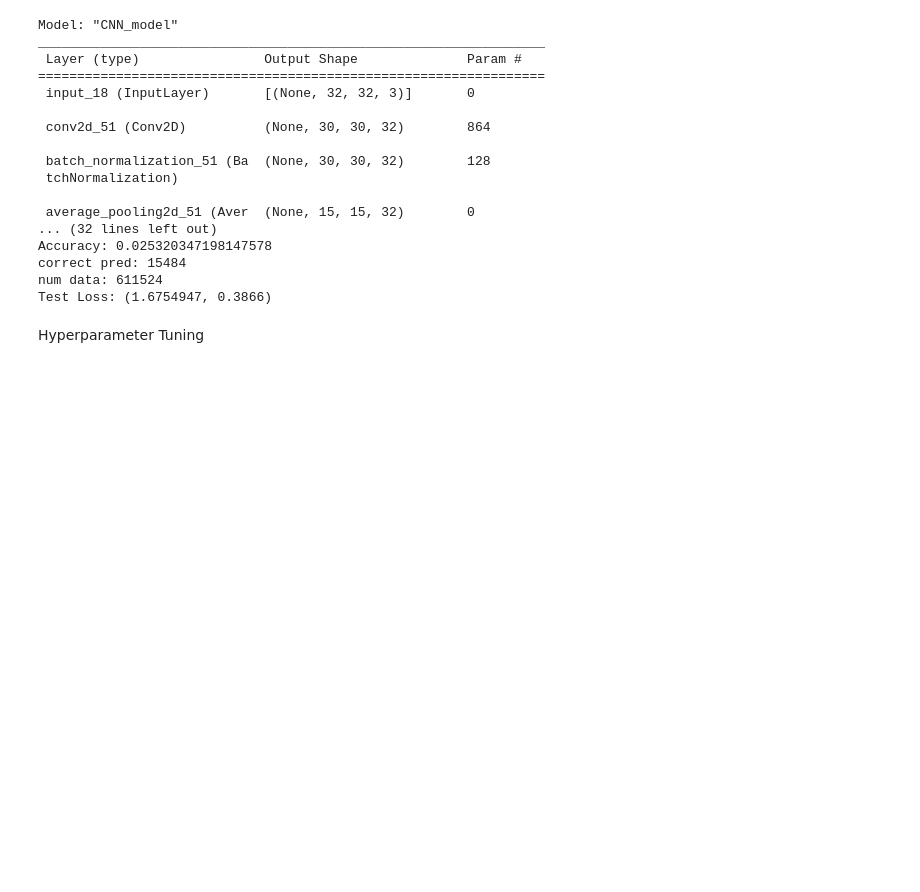
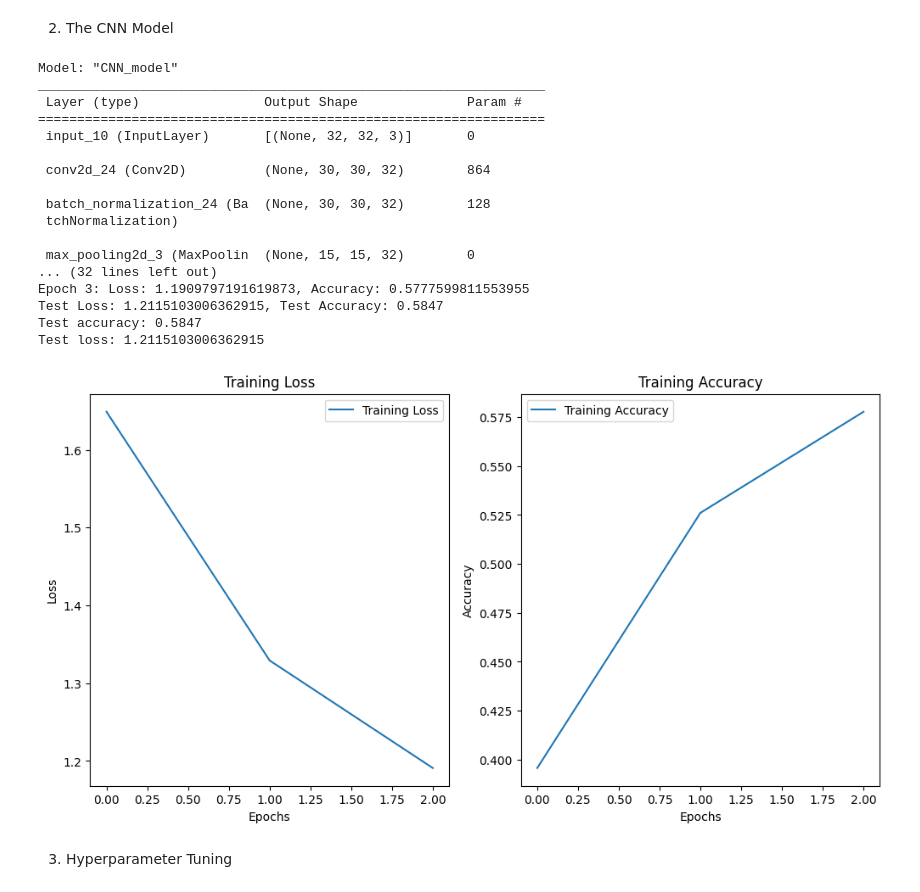
Before and after one commit to JanaStefan/IANNwTF_g22, a Jupyter notebook: cnn_jana.ipynb, the cells around one changed output. Drawn from its saved outputs; the diff is of its cells as text; code cells hidden in the pictures; blank space fills up the shorter version.

Commit message:
fused version, not working: visualization of data

```diff
--- a/cnn_jana.ipynb
+++ b/cnn_jana.ipynb
@@ -19,0 +51,3 @@ def prep_cifar(train_data, test_data, batch_size, shuffle_buffer_size):
+# %%
+
+train_data, test_data = tfds.load('cifar10', split=['train', 'test'], as_supervised=True)
@@ -20,2 +63,4 @@ def prep_cifar(train_data, test_data, batch_size, shuffle_buffer_size):
+# %% [markdown]
+2. The CNN Model
 # %%
 class CNN():
@@ -125,36 +203,29 @@ class CNN():
-# %%
-import tensorflow_datasets as tfds
-from keras.datasets import cifar10
-
-train_data = tfds.load('cifar10', split='train', as_supervised=True)
-test_data = tfds.load('cifar10', split='test', as_supervised=True)
-#test_data = prep_cifar(test_data, 1, 1000)
 # %%
-# Default Set
+# Default Set of Hyperparameters for Testing Purposes
 
 cnn_model = CNN()
-av_loss = cnn_model.train(train_data, test_data, epochs=1)
-#av_loss = cnn_model.evaluate(test_data)
-print("Test Loss: " + str(av_loss))
+performance_results = cnn_model.train(train_data, test_data, epochs=3)
+cnn_model.visualize_last_performance()
 # %% [output]
 Model: "CNN_model"
 _________________________________________________________________
  Layer (type)                Output Shape              Param #
 =================================================================
- input_18 (InputLayer)       [(None, 32, 32, 3)]       0
+ input_10 (InputLayer)       [(None, 32, 32, 3)]       0
 
- conv2d_51 (Conv2D)          (None, 30, 30, 32)        864
+ conv2d_24 (Conv2D)          (None, 30, 30, 32)        864
 
- batch_normalization_51 (Ba  (None, 30, 30, 32)        128
+ batch_normalization_24 (Ba  (None, 30, 30, 32)        128
  tchNormalization)
 
- average_pooling2d_51 (Aver  (None, 15, 15, 32)        0
+ max_pooling2d_3 (MaxPoolin  (None, 15, 15, 32)        0
 ... (32 lines left out)
-Accuracy: 0.025320347198147578
-correct pred: 15484
-num data: 611524
-Test Loss: (1.6754947, 0.3866)
+Epoch 3: Loss: 1.1909797191619873, Accuracy: 0.5777599811553955
+Test Loss: 1.2115103006362915, Test Accuracy: 0.5847
+Test accuracy: 0.5847
+Test loss: 1.2115103006362915
+[figure, added]
-# %% [markdown]
-Hyperparameter Tuning
+# %% [markdown]
+3. Hyperparameter Tuning
 # %%
 # Set 1:
```
Also changed, not shown: parts of 14 cells of this notebook.
